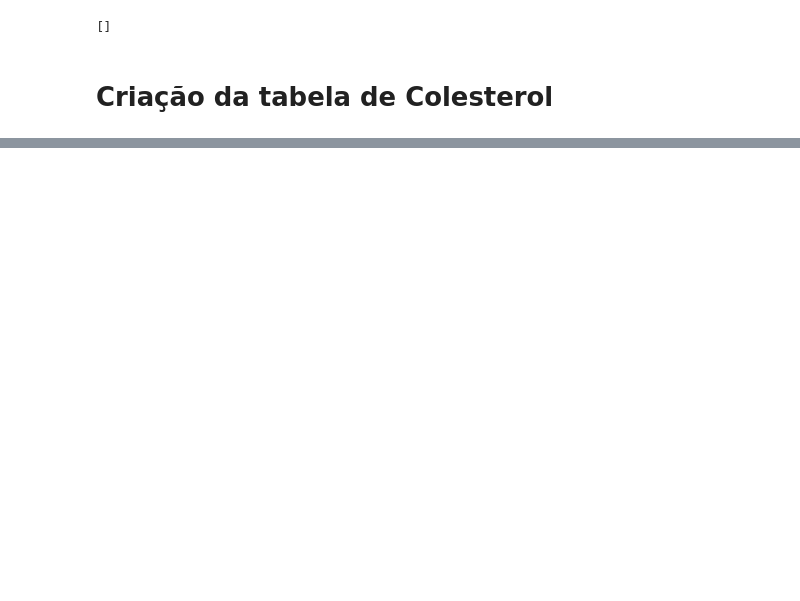
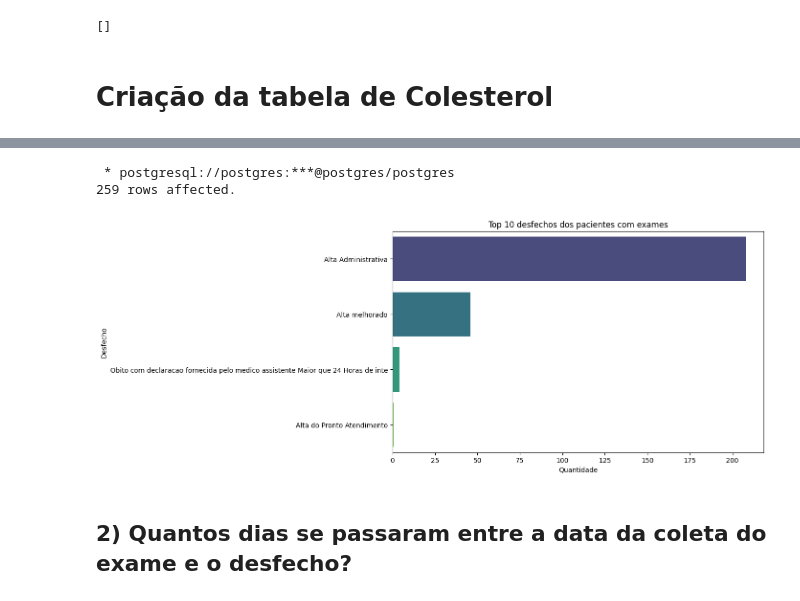
Before and after one commit to de-abreu/data-mining, a Jupyter notebook: notebooks/03-SQL-Analitico-Window-Functions/analise_colesterol.ipynb, the cells around one changed output, grey strips where cells are left out. Drawn from its saved outputs; the diff is of its cells as text; code cells hidden in the pictures; blank space fills up the shorter version.

```diff
--- a/notebooks/03-SQL-Analitico-Window-Functions/analise_colesterol.ipynb
+++ b/notebooks/03-SQL-Analitico-Window-Functions/analise_colesterol.ipynb
@@ -222,0 +272,37 @@ LIMIT 10;]
+# %%
+import pandas as pd
+import seaborn as sns
+import matplotlib.pyplot as plt
+
+# Executando sua query e salvando em um DataFrame
+df = %sql SELECT \
+    E.id_atendimento, \
+    E.id_paciente, \
+    E.dt_coleta, \
+    E.Hospital, \
+    D.de_desfecho, \
+    D.dt_desfecho \
+FROM D2.ExamesPivotados AS E \
+JOIN D2.Desfechos AS D \
+    ON E.id_atendimento = D.id_atendimento \
+;
+
+# Convertendo para DataFrame do Pandas
+df = df.DataFrame()
+
+# Contando os desfechos mais frequentes
+top_desfechos = df['de_desfecho'].value_counts().head(10)
+
+# Plotando
+plt.figure(figsize=(10,6))
+sns.barplot(x=top_desfechos.values, y=top_desfechos.index, palette="viridis", hue=top_desfechos.index)
+plt.xlabel("Quantidade")
+plt.ylabel("Desfecho")
+plt.title("Top 10 desfechos dos pacientes com exames")
+plt.show()
+# %% [output]
+ * postgresql://postgres:***@postgres/postgres
+259 rows affected.
+[figure, added]
+# %% [markdown]
+## 2) Quantos dias se passaram entre a data da coleta do exame e o desfecho?
```
Also changed, not shown: parts of 26 cells of this notebook.
